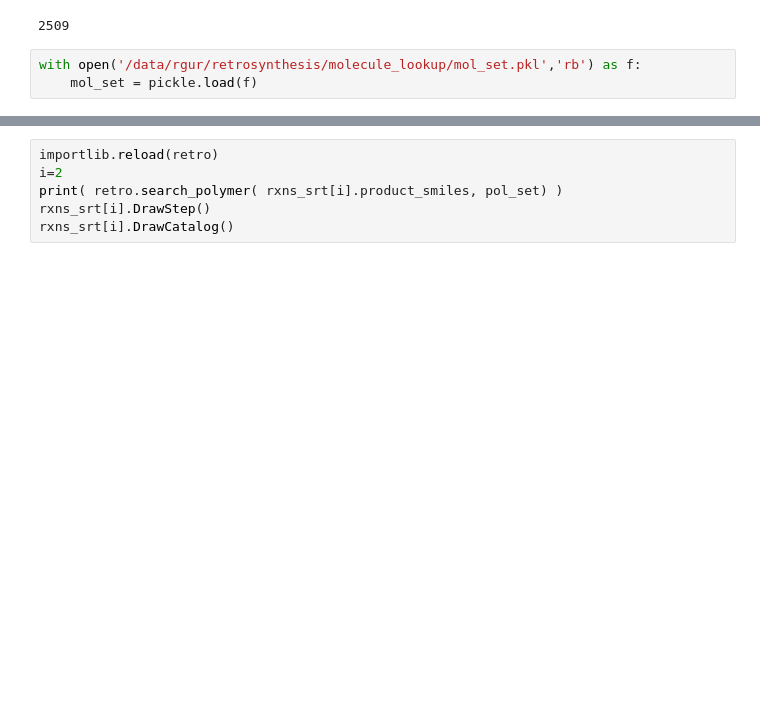
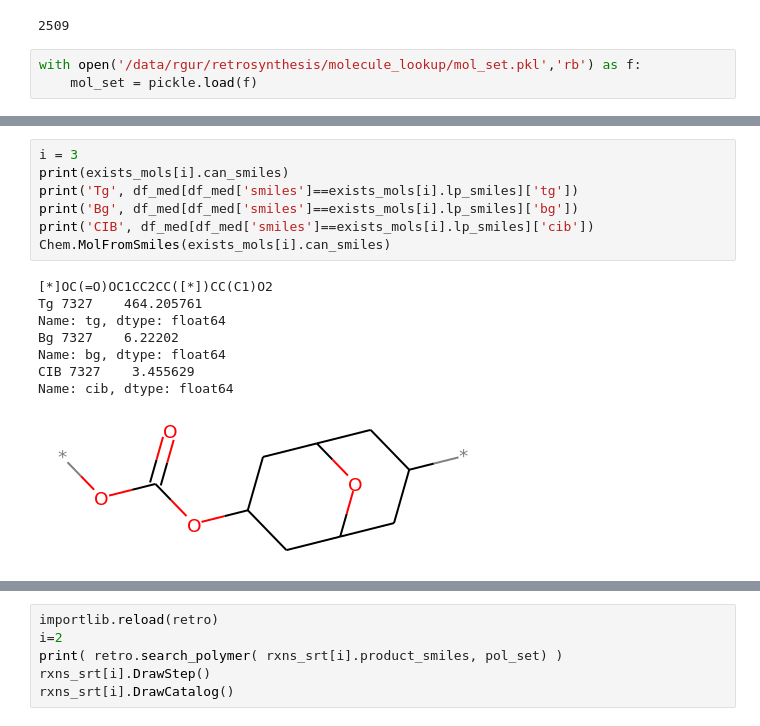
Before and after one commit to rishigurnani/hMOFs-Snurr, a Jupyter notebook: fall20_mse_8803_2.ipynb, the cells around one changed output, grey strips where cells are left out. Cells and saved outputs as stored; diff of their text form; blank space fills up the shorter version.

```diff
--- a/fall20_mse_8803_2.ipynb
+++ b/fall20_mse_8803_2.ipynb
@@ -669,0 +734,16 @@ False
+# %%
+i = 3
+print(exists_mols[i].can_smiles)
+print('Tg', df_med[df_med['smiles']==exists_mols[i].lp_smiles]['tg'])
+print('Bg', df_med[df_med['smiles']==exists_mols[i].lp_smiles]['bg'])
+print('CIB', df_med[df_med['smiles']==exists_mols[i].lp_smiles]['cib'])
+Chem.MolFromSmiles(exists_mols[i].can_smiles)
+# %% [output]
+[*]OC(=O)OC1CC2CC([*])CC(C1)O2
+Tg 7327    464.205761
+Name: tg, dtype: float64
+Bg 7327    6.22202
+Name: bg, dtype: float64
+CIB 7327    3.455629
+Name: cib, dtype: float64
+[figure, added]
```
Also changed, not shown: parts of 28 cells of this notebook, 3 other files.
